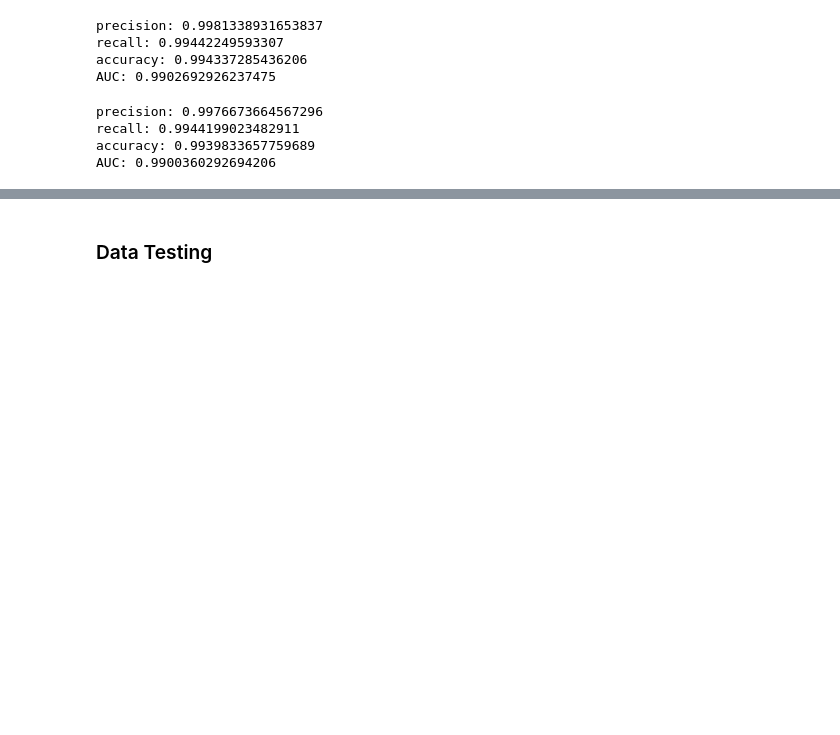
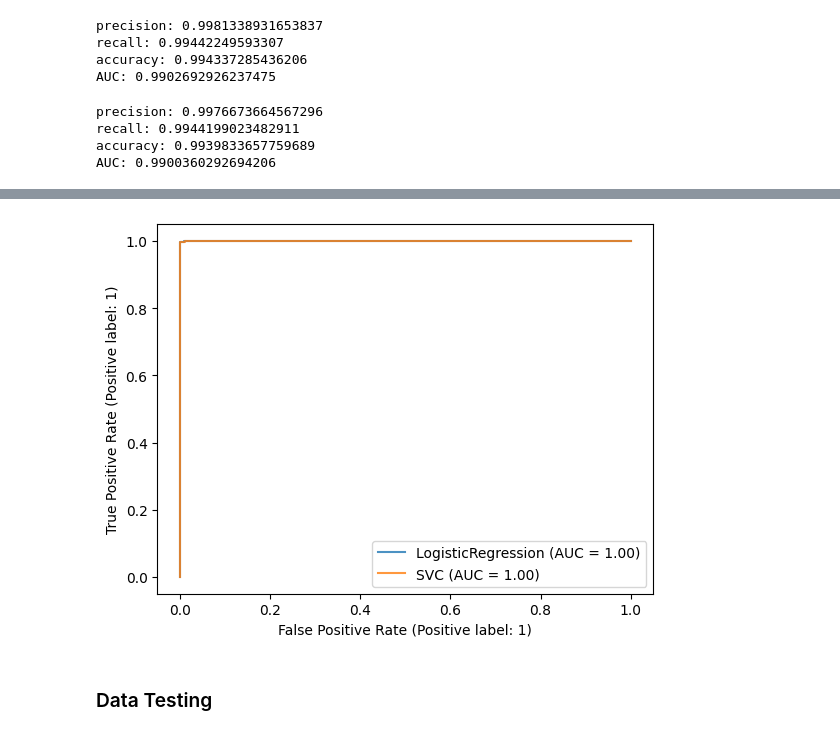
Before and after one commit to RiannDelaCruz/ML_miniproject, a Jupyter notebook: delacruz_dosado_fortaleza.ipynb, the cells around one changed output, grey strips where cells are left out. Drawn from its saved outputs; the diff is of its cells as text; code cells hidden in the pictures; blank space fills up the shorter version.

```diff
--- a/delacruz_dosado_fortaleza.ipynb
+++ b/delacruz_dosado_fortaleza.ipynb
@@ -543,3 +578,11 @@ results.style.highlight_max(color='lightblue')
+# %%
+ax = plt.gca()
+
+logr_roc = RocCurveDisplay.from_estimator(logistic_regression, x_test, y_test, ax=ax, alpha= 0.8)
+svm_roc.plot(ax = ax, alpha=0.8)
+plt.show()
+# %% [output]
+[figure, added]
 # %% [markdown]
 <h3>Data Testing</h3>
 # %%
```
Also changed, not shown: parts of 7 cells of this notebook.
